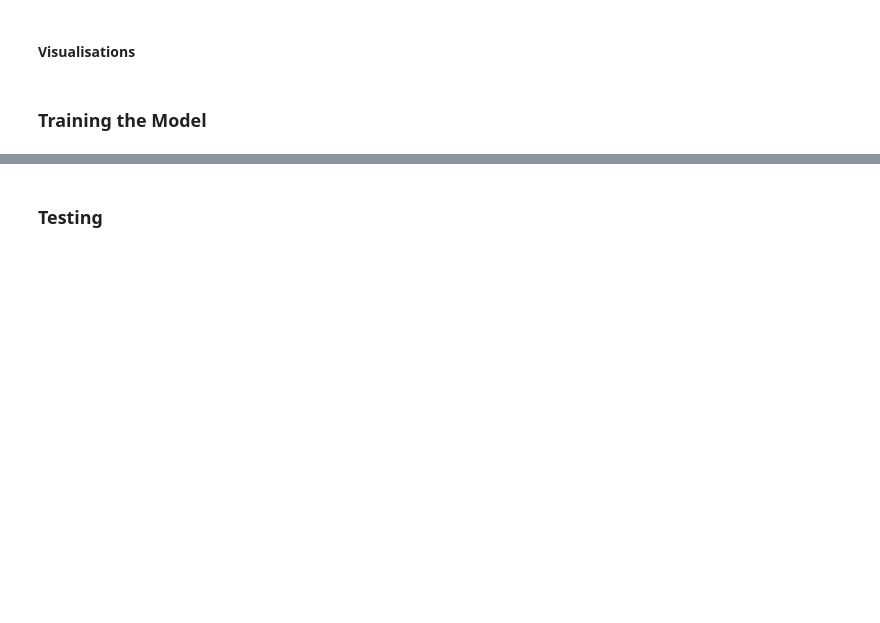
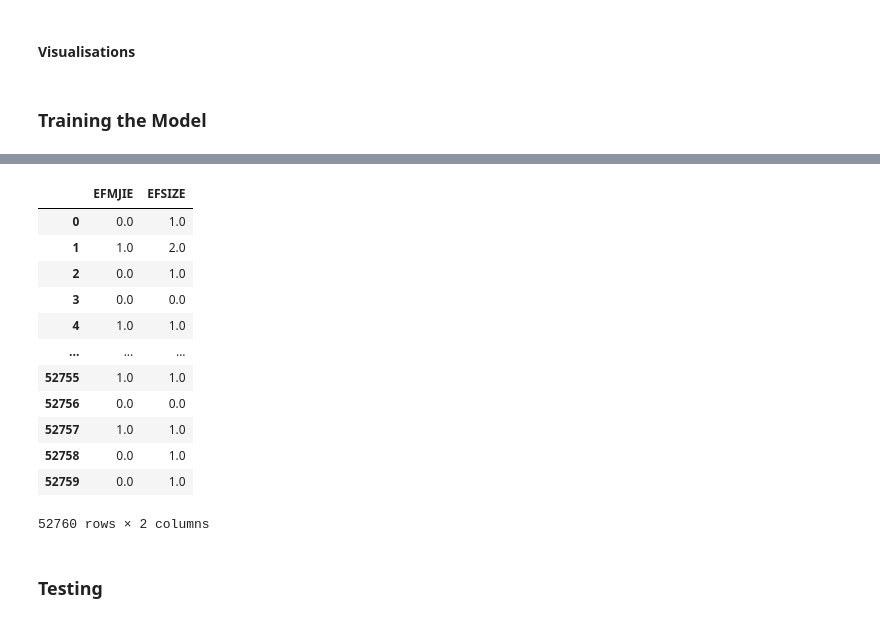
Before and after one commit to izk20/DSCI-310-Group-10, a Jupyter notebook: analysis.ipynb, the cells around one changed output, grey strips where cells are left out. Drawn from its saved outputs; the diff is of its cells as text; code cells hidden in the pictures; blank space fills up the shorter version.

```diff
--- a/analysis.ipynb
+++ b/analysis.ipynb
@@ -192,3 +219,35 @@ sns.heatmap(correlations, cmap=plt.cm.Blues, annot=True)
+# %%
+
+train, test = train_test_split(processed,test_size = 0.3)
+X_train , Y_train = train.drop(columns = "EFINVA"),train["EFINVA"]
+X_test,Y_test = test.drop(columns = "EFINVA"),test["EFINVA"]
+binary_fea =["EFMJIE"]
+cate_fea = ["EFSIZE"]
+# %%
+# make a pipe line
+cate_trans = make_pipeline(OrdinalEncoder(categories =[[1,2,3,4,5,6,7]], dtype=int))
+binary_trans = make_pipeline(OneHotEncoder(drop="if_binary"))
+preprocessor = make_column_transformer(
+    (binary_trans, binary_fea),
+    (cate_trans,cate_fea)
+)
+
+train_processed = preprocessor.fit_transform(X_train)
+pd.DataFrame(train_processed, columns = ["EFMJIE","EFSIZE"])
+# %% [output]
+|  | EFMJIE | EFSIZE |
+| 0 | 0.0 | 1.0 |
+| 1 | 1.0 | 2.0 |
+| 2 | 0.0 | 1.0 |
+| 3 | 0.0 | 0.0 |
+| 4 | 1.0 | 1.0 |
+| ... | ... | ... |
+| 52755 | 1.0 | 1.0 |
+| 52756 | 0.0 | 0.0 |
+| 52757 | 1.0 | 1.0 |
+| 52758 | 0.0 | 1.0 |
+| 52759 | 0.0 | 1.0 |
+52760 rows × 2 columns
 # %% [markdown]
 ### Testing
 # %% [markdown]
```
Also changed, not shown: parts of 6 cells of this notebook.
